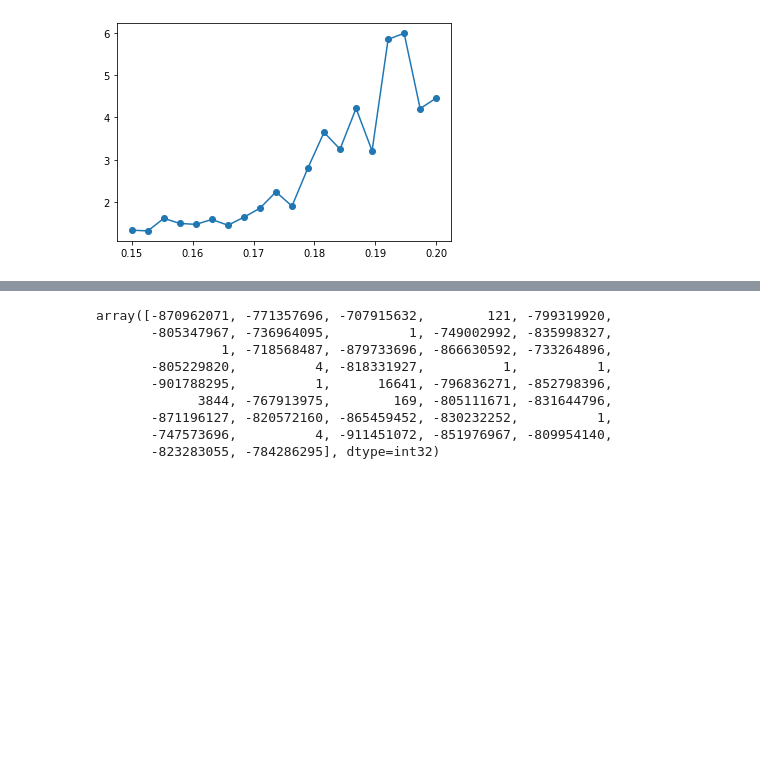
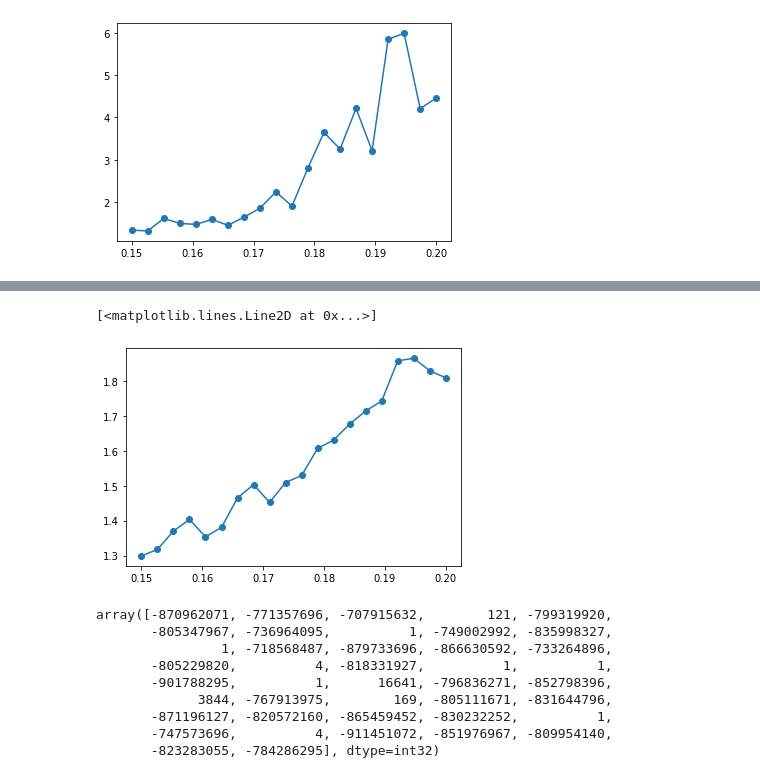
Before and after one commit to Karosemi/Stochastic_SIR_Model, a Jupyter notebook: projekt_finalny.ipynb, the cells around one changed output, grey strips where cells are left out. Saved outputs shown, nothing was run; the diff lists cells and outputs as text; code cells hidden in the pictures; blank space fills up the shorter version.

```diff
--- a/projekt_finalny.ipynb
+++ b/projekt_finalny.ipynb
@@ -290,0 +362,5 @@ array([58515, 59360, 59892,    11, 59124, 59073, 59649,     1, 59548,
+# %%
+plt.plot(cs, U, 'o-')
+# %% [output]
+[<matplotlib.lines.Line2D at 0x...>]
+[figure, added]
```
Also changed, not shown: parts of 25 cells of this notebook, 2 other files.
